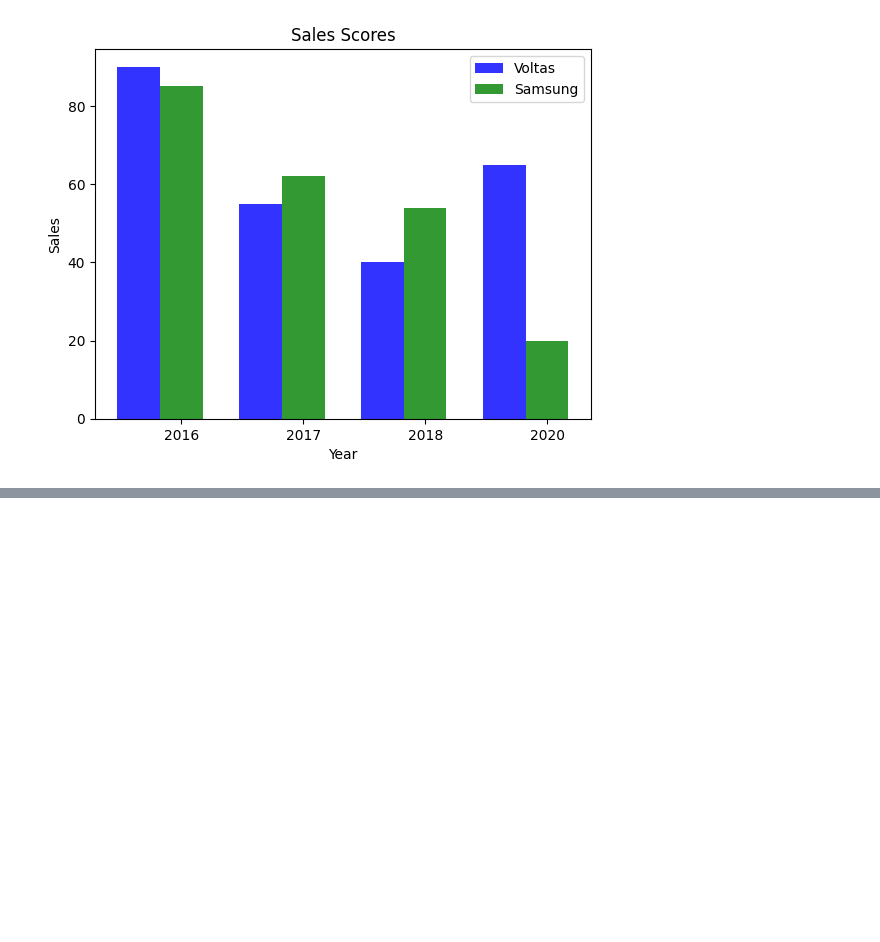
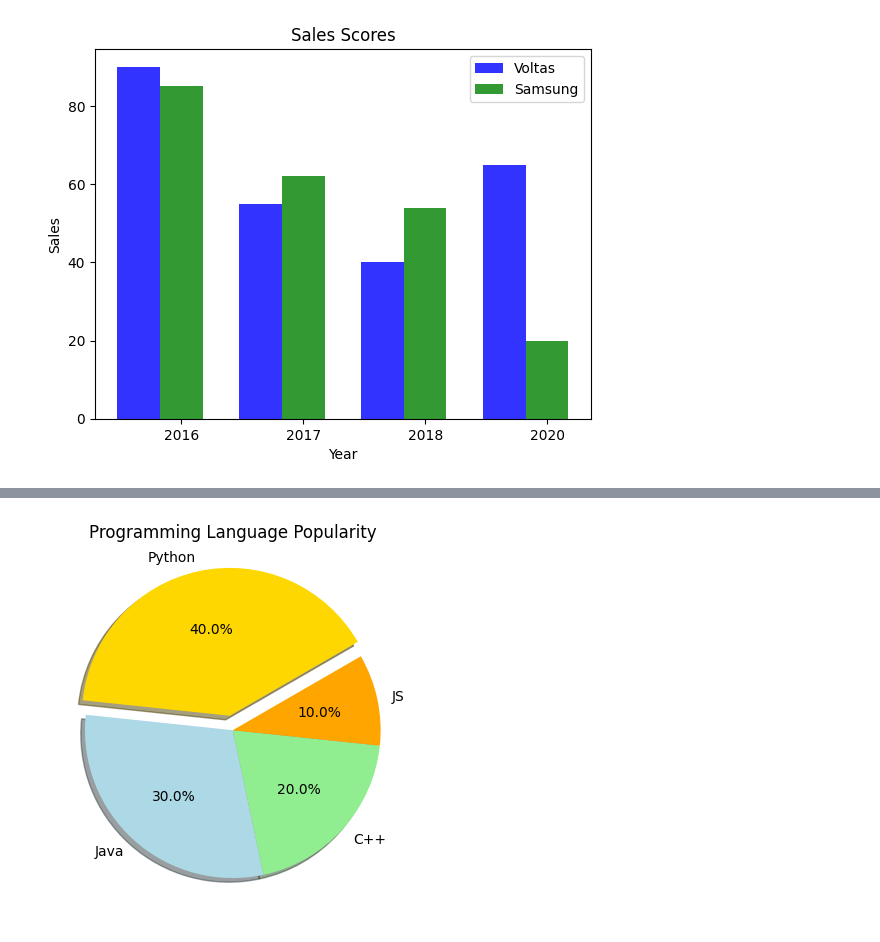
Before and after one commit to ripunjayrai777/Basics-Python, a Jupyter notebook: day19.ipynb, the cells around one changed output, grey strips where cells are left out. Cells and saved outputs as stored; diff of their text form; code cells hidden in the pictures; blank space fills up the shorter version.

```diff
--- a/day19.ipynb
+++ b/day19.ipynb
@@ -116,0 +136,23 @@ plt.show()
+# %%
+import matplotlib.pyplot as plt
+
+sizes = [40, 30, 20, 10]
+labels = ['Python', 'Java', 'C++', 'JS']
+colors = ['gold', 'lightblue', 'lightgreen', 'orange']
+explode = (0.1, 0, 0, 0)
+
+plt.pie(
+    sizes,
+    labels=labels,
+    colors=colors,
+    autopct='%1.1f%%',
+    explode=explode,
+    shadow=True,
+    startangle=30,
+    radius=1
+)
+
+plt.title("Programming Language Popularity")
+plt.show()
+# %% [output]
+[figure, added]
```
Also changed, not shown: parts of 6 cells of this notebook.
